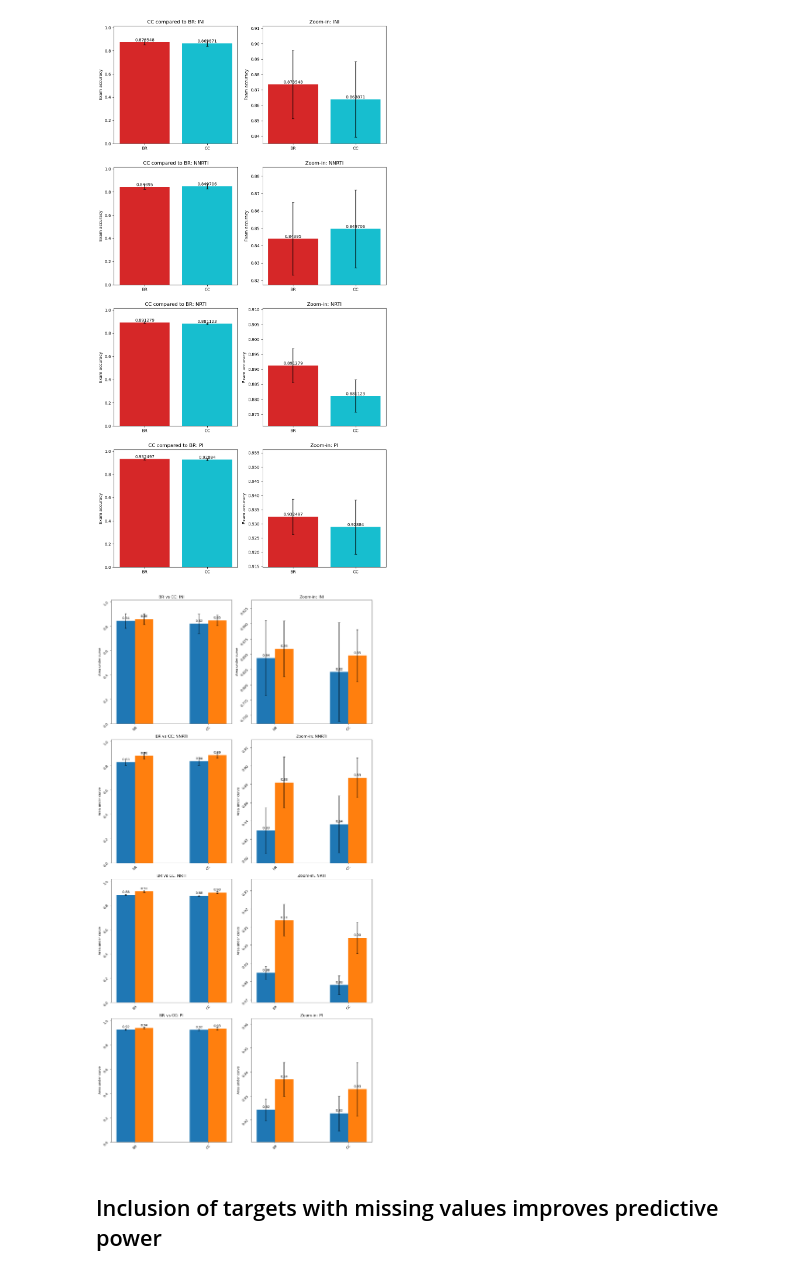
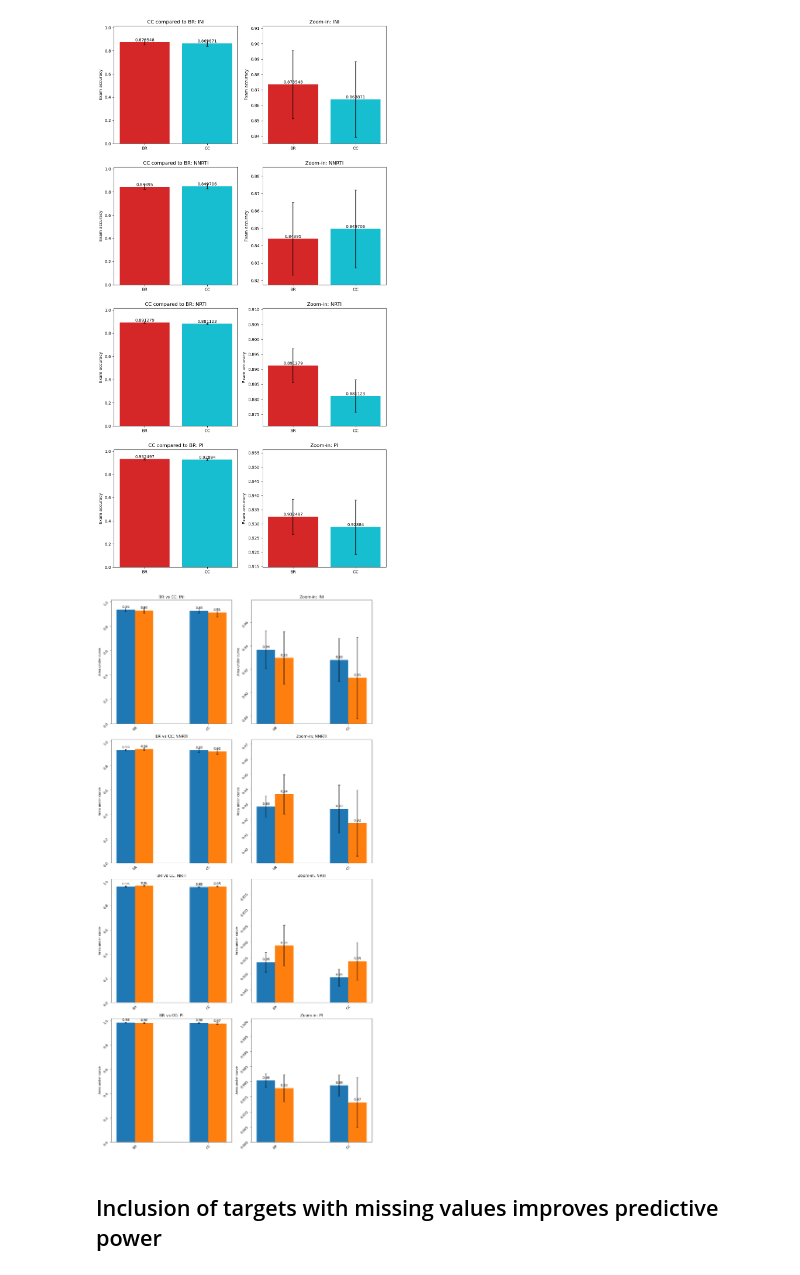
Before and after one commit to FloAvis/Masterthesis_TabPFN_HIV, a Jupyter notebook: statistics/PT_statistics.ipynb, the cells around one changed output. Drawn from its saved outputs; the diff is of its cells as text; code cells hidden in the pictures.

```diff
--- a/statistics/PT_statistics.ipynb
+++ b/statistics/PT_statistics.ipynb
@@ -237,7 +237,7 @@ for i, drug in enumerate(df_sub_accs_groups_mean.columns.values.tolist()):
 [figure]
 # %%
 
-files = ["Binary_Relevance_5_fold_MOC_prediction_new_save.csv", "Classifier_Chain_5_fold_homebrew_prediction_woNaN_new_save.csv"]
+files = ["Binary_Relevance_probabilities_5_fold_MOC_prediction_new_save.csv", "Classifier_Chain_probabilities_5_fold_homebrew_prediction_woNaN_new_save.csv"]
 
 tmp_roc_auc_mean, tmp_roc_auc_std = result_handler.calc_metrics(filepath_list, files, roc_auc_score,metric_args={"average": "macro"}, drop_na=True)
 
@@ -299,34 +299,34 @@ for i, drug in enumerate(df_prc_auc_mean.columns.values.tolist()):
 
     offset = width * multiplier
     rects = axs[j + 1].bar(x + offset, df_roc_auc_mean[drug], width, label="ROC AUC")
     axs[j + 1].bar_label(rects, fmt='%.2f', padding=3)
     axs[j + 1].errorbar(x + offset, df_roc_auc_mean[drug], yerr=df_roc_auc_std[drug],capsize=3, fmt="none", ecolor="black")
     multiplier += 1
 
     offset = width * multiplier
     rects2 = axs[j + 1].bar(x + offset, df_prc_auc_mean[drug], width, label="PRC AUC")
     axs[j + 1].bar_label(rects2, fmt='%.2f', padding=3)
     axs[j + 1].errorbar(x + offset, df_prc_auc_mean[drug], yerr=df_prc_auc_std[drug],capsize=3, fmt="none", ecolor="black")
 
     multiplier += 1
 
 
     #axs[i].bar_label(p, label_type="edge", padding=10, fmt="%.3f")
 
     axs[j + 1].set_xticks(x)
     axs[j + 1].set_xticklabels(models_w_TabPFN)
     axs[j + 1].tick_params(rotation=45)
     axs[j + 1].set_ylabel('Area under curve')
     axs[j+1].set_ylim(max(0, min((df_roc_auc_mean[drug].min() - df_roc_auc_std[drug].max()) * 0.995, (df_prc_auc_mean[drug].min() - df_prc_auc_std[drug].max()) * 0.995)), min(max((1.0 + df_roc_auc_std[drug].max()) * 1.015, (1.0 + df_prc_auc_std[drug].max()) * 1.015), max((df_roc_auc_mean[drug].max() + df_roc_auc_std[drug].max())  * 1.015, (df_prc_auc_mean[drug].max() + df_prc_auc_std[drug].max())  * 1.015)))
     axs[j + 1].set_title('Zoom-in: ' + drug)
 
 fig.tight_layout()
 
 #plt.show()
 
 #plt.savefig("../figures/03_Incl_NaN/Incl_NaN_AUC.png")
 # %% [output]
-[figure, old version]
+[figure, new version]
 # %% [markdown]
 ## Inclusion of targets with missing values improves predictive power
 # %%
```
Also changed, not shown: parts of 7 cells of this notebook, 2 other files.
